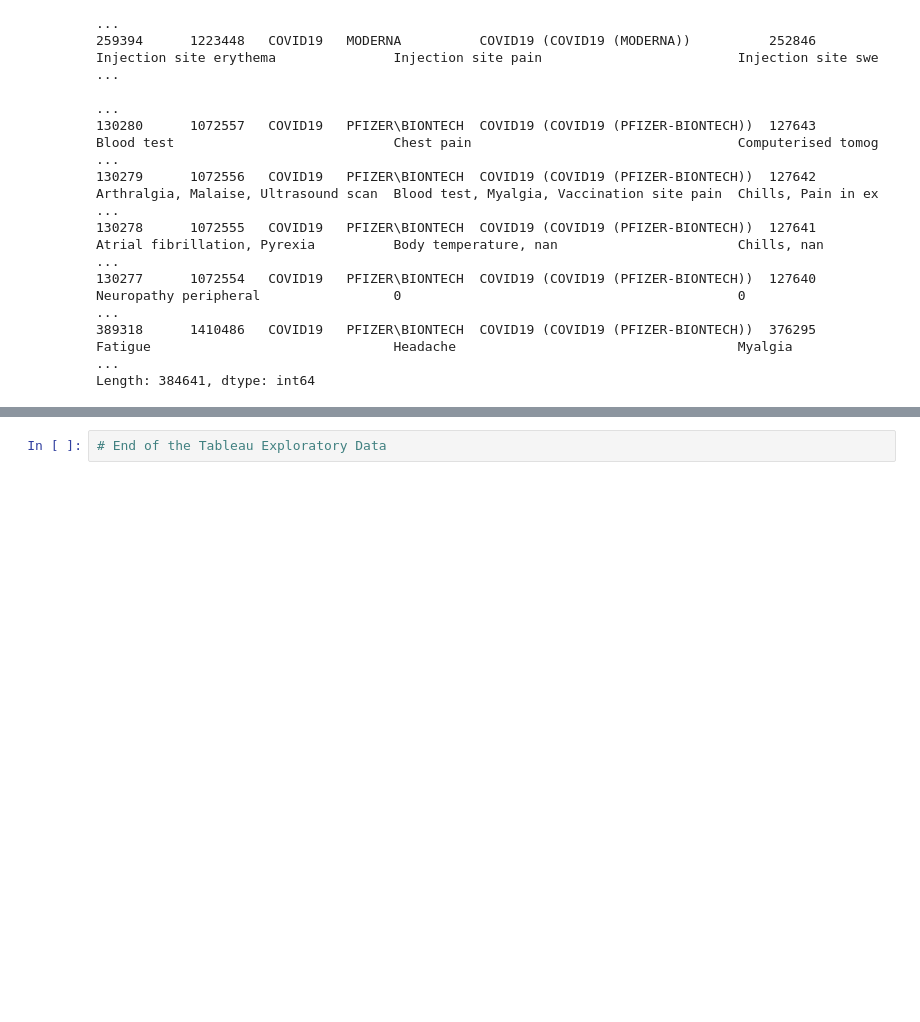
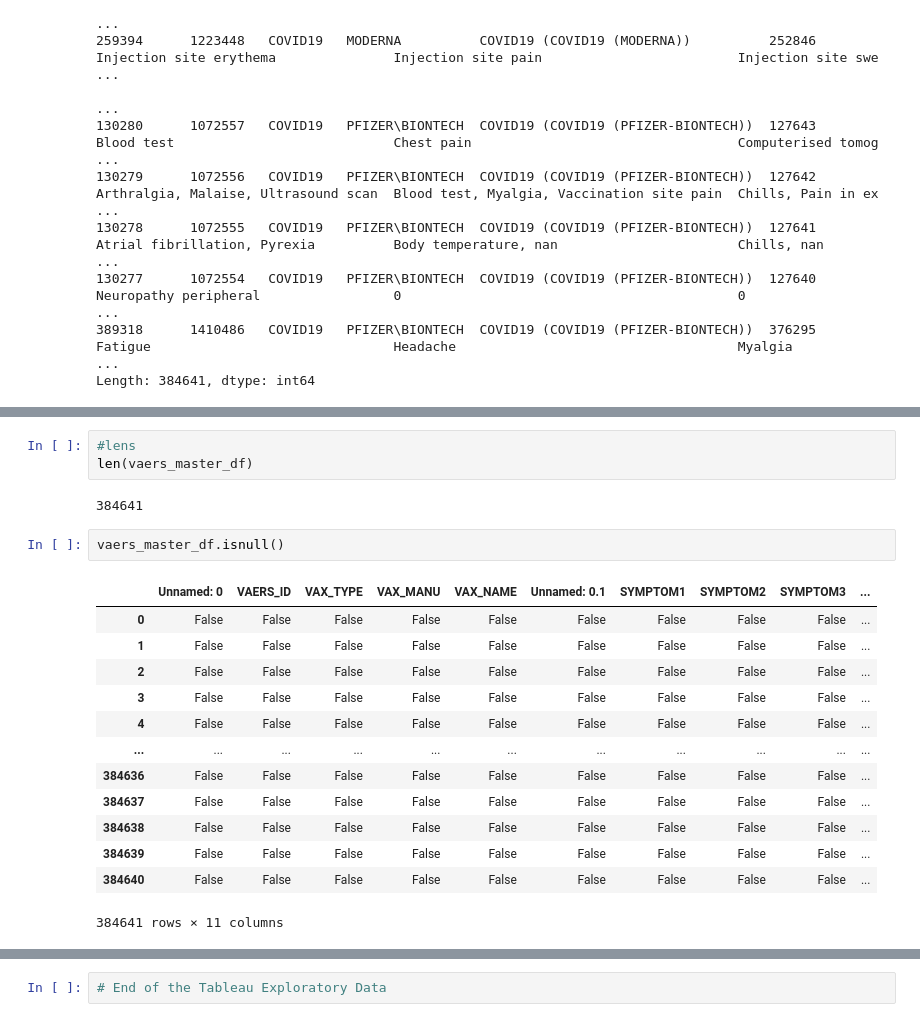
Before and after one commit to jvera01/COVID19_VAERS_ANALYSIS, a Jupyter notebook: Notebooks/VAERS_Tableau_Exploratory_data.ipynb, the cells around one changed output, grey strips where cells are left out. Saved outputs shown, nothing was run; the diff lists cells and outputs as text; blank space fills up the shorter version.

```diff
--- a/Notebooks/VAERS_Tableau_Exploratory_data.ipynb
+++ b/Notebooks/VAERS_Tableau_Exploratory_data.ipynb
@@ -224,0 +250,21 @@ Length: 384641, dtype: int64
+# %%
+#lens
+len(vaers_master_df)
+# %% [output]
+384641
+# %%
+vaers_master_df.isnull()
+# %% [output]
+|  | Unnamed: 0 | VAERS_ID | VAX_TYPE | VAX_MANU | VAX_NAME | Unnamed: 0.1 | SYMPTOM1 | SYMPTOM2 | SYMPTOM3 | ... |
+| 0 | False | False | False | False | False | False | False | False | False | ... |
+| 1 | False | False | False | False | False | False | False | False | False | ... |
+| 2 | False | False | False | False | False | False | False | False | False | ... |
+| 3 | False | False | False | False | False | False | False | False | False | ... |
+| 4 | False | False | False | False | False | False | False | False | False | ... |
+| ... | ... | ... | ... | ... | ... | ... | ... | ... | ... | ... |
+| 384636 | False | False | False | False | False | False | False | False | False | ... |
+| 384637 | False | False | False | False | False | False | False | False | False | ... |
+| 384638 | False | False | False | False | False | False | False | False | False | ... |
+| 384639 | False | False | False | False | False | False | False | False | False | ... |
+| 384640 | False | False | False | False | False | False | False | False | False | ... |
+384641 rows × 11 columns
```
Also changed, not shown: parts of 4 cells of this notebook.
